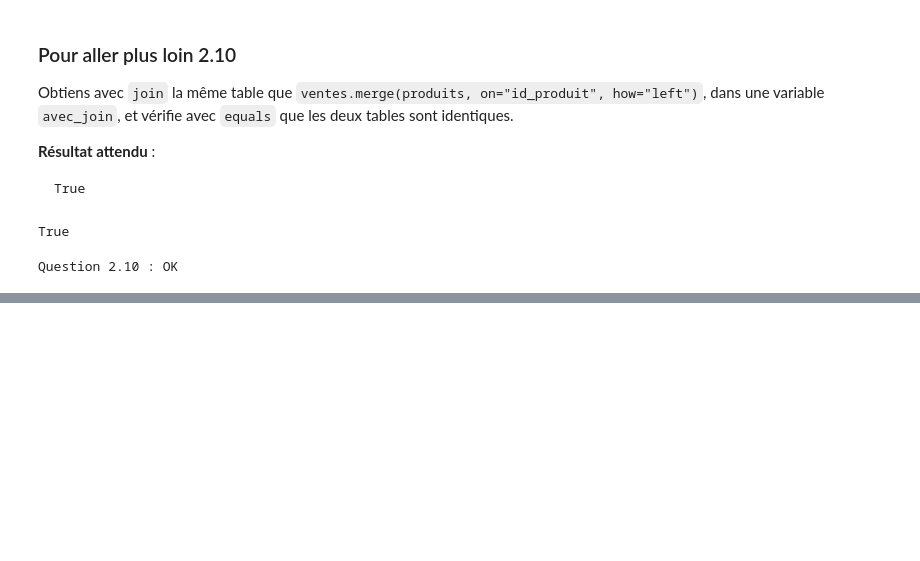
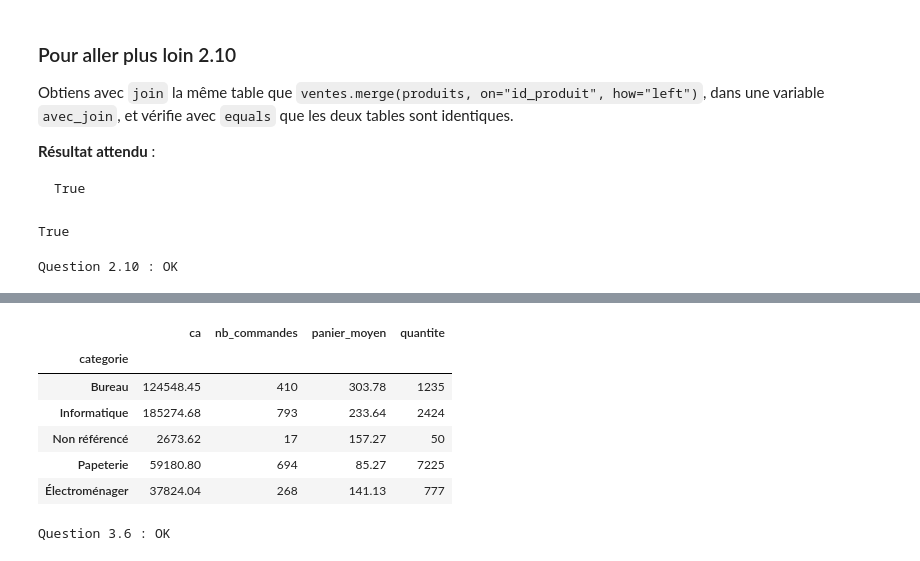
Before and after one commit to ardev2/formation-analyse-donnees-python, a Jupyter notebook: corrections/exercices/tp03-indicateurs/tp03_corrige.ipynb, the cells around one changed output, grey strips where cells are left out. Drawn from its saved outputs; the diff is of its cells as text; code cells hidden in the pictures; blank space fills up the shorter version.

```diff
--- a/corrections/exercices/tp03-indicateurs/tp03_corrige.ipynb
+++ b/corrections/exercices/tp03-indicateurs/tp03_corrige.ipynb
@@ -854,0 +1050,25 @@ Question 2.10 : OK
+# %%
+par_categorie = df.groupby("categorie").agg(
+    ca=("montant", "sum"),
+    nb_commandes=("id_commande", "count"),
+    panier_moyen=("montant", "mean"),
+    quantite=("quantite", "sum"),
+)
+par_categorie.round(2)
+# %% [output]
+|  | ca | nb_commandes | panier_moyen | quantite |
+| categorie |  |  |  |  |
+| Bureau | 124548.45 | 410 | 303.78 | 1235 |
+| Informatique | 185274.68 | 793 | 233.64 | 2424 |
+| Non référencé | 2673.62 | 17 | 157.27 | 50 |
+| Papeterie | 59180.80 | 694 | 85.27 | 7225 |
+| Électroménager | 37824.04 | 268 | 141.13 | 777 |
+# %%
+# Vérification
+assert list(par_categorie.columns) == ["ca", "nb_commandes", "panier_moyen", "quantite"], "nomme les colonnes ca, nb_commandes, panier_moyen et quantite, dans cet ordre"
+assert len(par_categorie) == 5, "une ligne par catégorie, Non référencé comprise"
+assert par_categorie.loc["Papeterie", "quantite"] == 7225 and par_categorie["nb_commandes"].sum() == 2182
+assert round(par_categorie["ca"].sum(), 2) == 409501.59
+print("Question 3.6 : OK")
+# %% [output]
+Question 3.6 : OK
```
Also changed, not shown: parts of 48 cells of this notebook.
